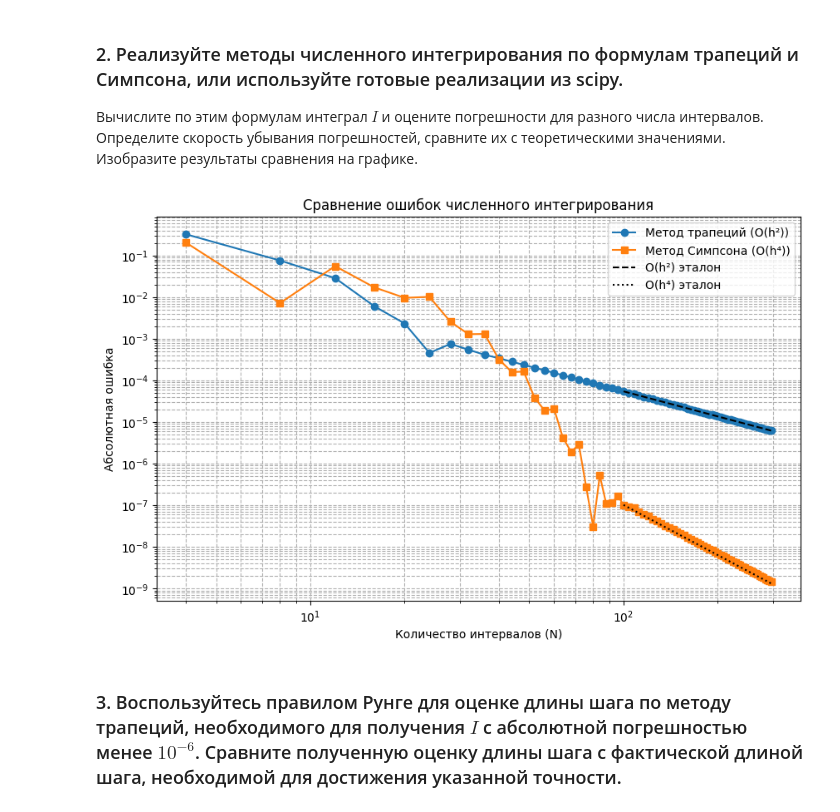
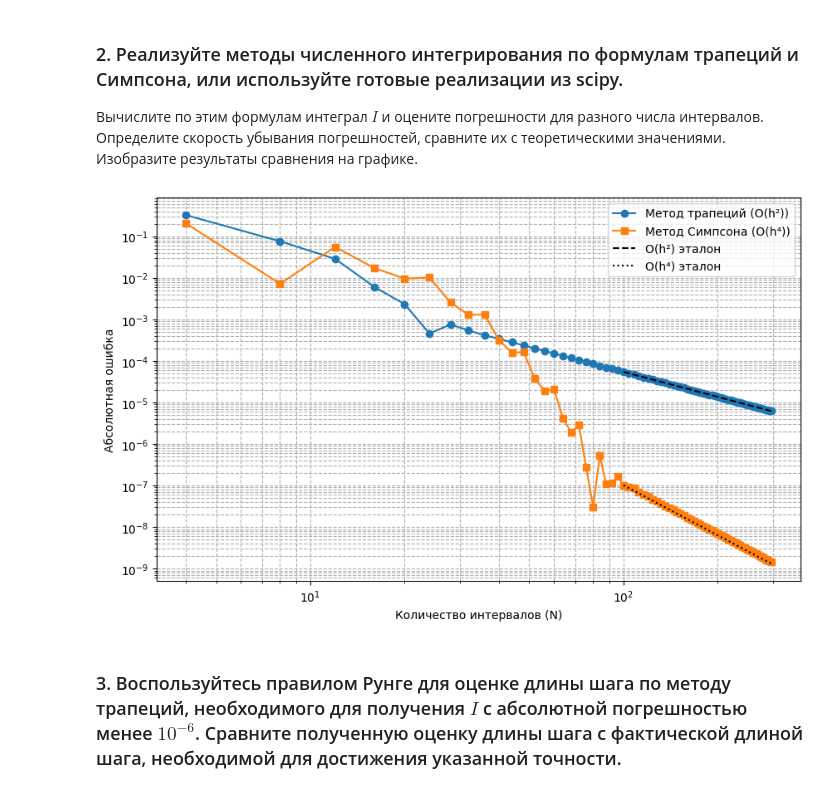
Before and after one commit to dyed-eye/numerical-methods, a Jupyter notebook: 6. Integration.ipynb, the cells around one changed output. Cells and saved outputs as stored; diff of their text form; code cells hidden in the pictures.

```diff
--- a/6. Integration.ipynb
+++ b/6. Integration.ipynb
@@ -44,26 +44,25 @@ for N in range(4, 300, 4):
 # %%
 plt.figure(figsize=(10,6))
 plt.loglog(N_values, error_trap, 'o-', label="Метод трапеций (О(h²))")
 plt.loglog(N_values, error_simp, 's-', label="Метод Симпсона (О(h⁴))")
 plt.xlabel("Количество интервалов (N)")
 plt.ylabel("Абсолютная ошибка")
-plt.title("Сравнение ошибок численного интегрирования")
 plt.grid(True, which="both", ls="--")
 
 N_fit_start = 100
 N_fit = np.array([N_fit_start, N_values[-1]], dtype=float)
 
 index_N100 = int(N_fit_start/4)-1
 k_trap = error_trap[index_N100] / (N_fit_start**(-2))
 k_simp = error_simp[index_N100] / (N_fit_start**(-4))
 
 plt.loglog(N_fit, k_trap * (N_fit**(-2)), 'k--', label="О(h²) эталон")
 plt.loglog(N_fit, k_simp * (N_fit**(-4)), 'k:', label="О(h⁴) эталон")
 
 plt.legend()
 plt.show()
 # %% [output]
-[figure, old version]
+[figure, new version]
 # %% [markdown]
 ### 3. Воспользуйтесь правилом Рунге для оценке длины шага по методу трапеций, необходимого для получения $I$ с абсолютной погрешностью менее $10^{-6}$. Сравните полученную оценку длины шага с фактической длиной шага, необходимой для достижения указанной точности.
 # %%
```
Also changed, not shown: parts of 12 cells of this notebook.
